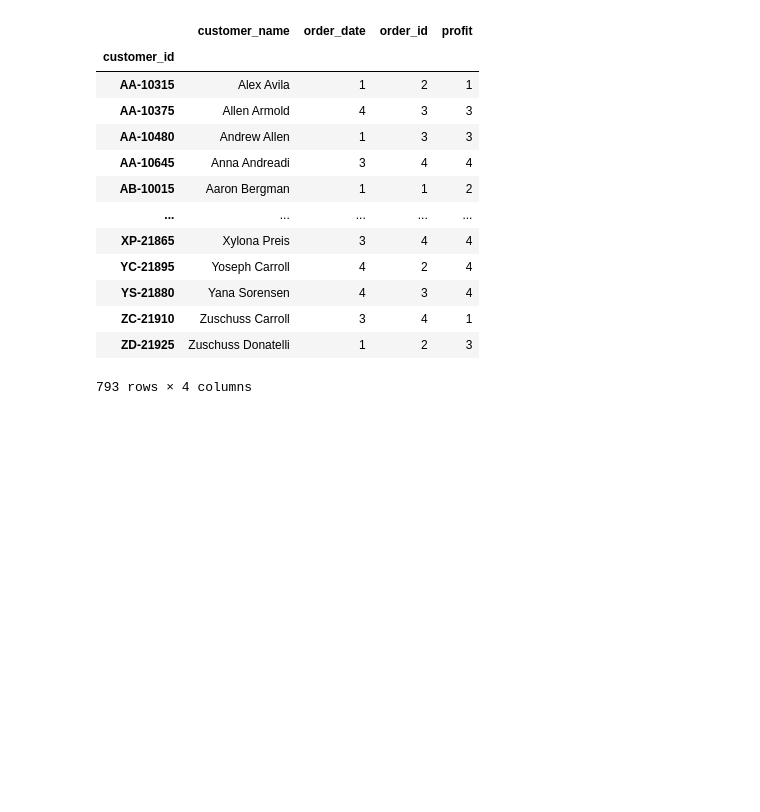
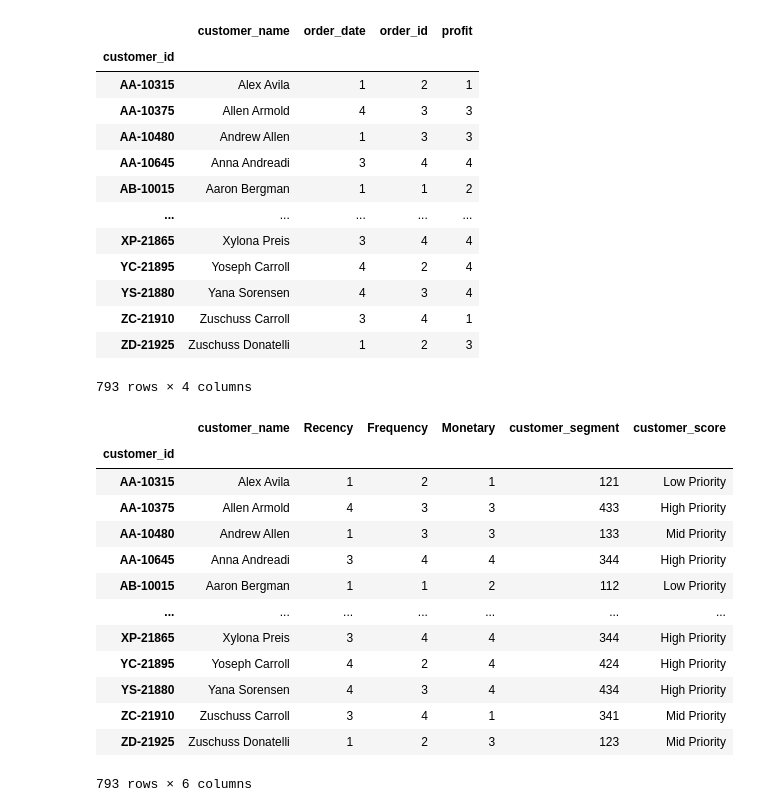
Before and after one commit to Reyal335/Superstore-Sales-Dashboard, a Jupyter notebook: notebooks/Z0_RFM_analysis.ipynb, the cells around one changed output. Saved outputs shown, nothing was run; the diff lists cells and outputs as text; code cells hidden in the pictures; blank space fills up the shorter version.

```diff
--- a/notebooks/Z0_RFM_analysis.ipynb
+++ b/notebooks/Z0_RFM_analysis.ipynb
@@ -148,3 +148,44 @@ customer_rfm
 | ZC-21910 | Zuschuss Carroll | 3 | 4 | 1 |
 | ZD-21925 | Zuschuss Donatelli | 1 | 2 | 3 |
 793 rows × 4 columns
+# %%
+# Quickly Rename columns for convenience
+
+customer_rfm = customer_rfm.rename(
+    columns={
+            'order_date': 'Recency',
+            'order_id': 'Frequency',
+            'profit': 'Monetary'
+        })
+# %%
+# Customer segment column and overall score
+
+def customer_score(row):
+    totalScore = row['Recency'] + row['Frequency'] + row['Monetary']
+
+    if totalScore <= 4:
+        return 'Low Priority'
+    if totalScore <= 8:
+        return 'Mid Priority'
+    else:
+        return 'High Priority'
+
+customer_rfm['customer_segment'] = customer_rfm.apply(lambda row: f"{row['Recency']}{row['Frequency']}{row['Monetary']}", axis=1)
+customer_rfm['customer_score'] = customer_rfm.apply(customer_score, axis=1)
+# %%
+customer_rfm
+# %% [output]
+|  | customer_name | Recency | Frequency | Monetary | customer_segment | customer_score |
+| customer_id |  |  |  |  |  |  |
+| AA-10315 | Alex Avila | 1 | 2 | 1 | 121 | Low Priority |
+| AA-10375 | Allen Armold | 4 | 3 | 3 | 433 | High Priority |
+| AA-10480 | Andrew Allen | 1 | 3 | 3 | 133 | Mid Priority |
+| AA-10645 | Anna Andreadi | 3 | 4 | 4 | 344 | High Priority |
+| AB-10015 | Aaron Bergman | 1 | 1 | 2 | 112 | Low Priority |
+| ... | ... | ... | ... | ... | ... | ... |
+| XP-21865 | Xylona Preis | 3 | 4 | 4 | 344 | High Priority |
+| YC-21895 | Yoseph Carroll | 4 | 2 | 4 | 424 | High Priority |
+| YS-21880 | Yana Sorensen | 4 | 3 | 4 | 434 | High Priority |
+| ZC-21910 | Zuschuss Carroll | 3 | 4 | 1 | 341 | Mid Priority |
+| ZD-21925 | Zuschuss Donatelli | 1 | 2 | 3 | 123 | Mid Priority |
+793 rows × 6 columns
```
